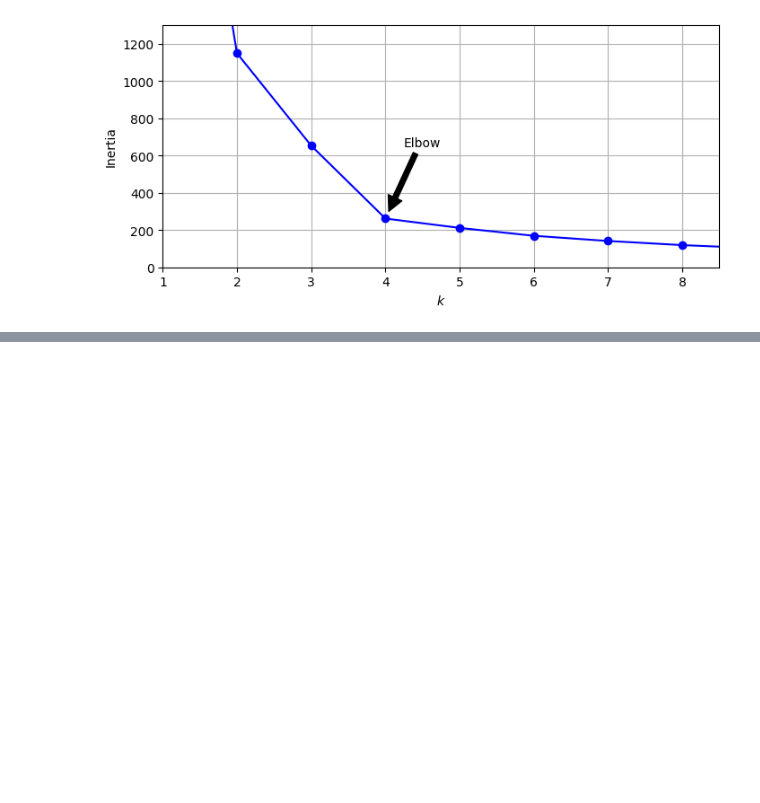
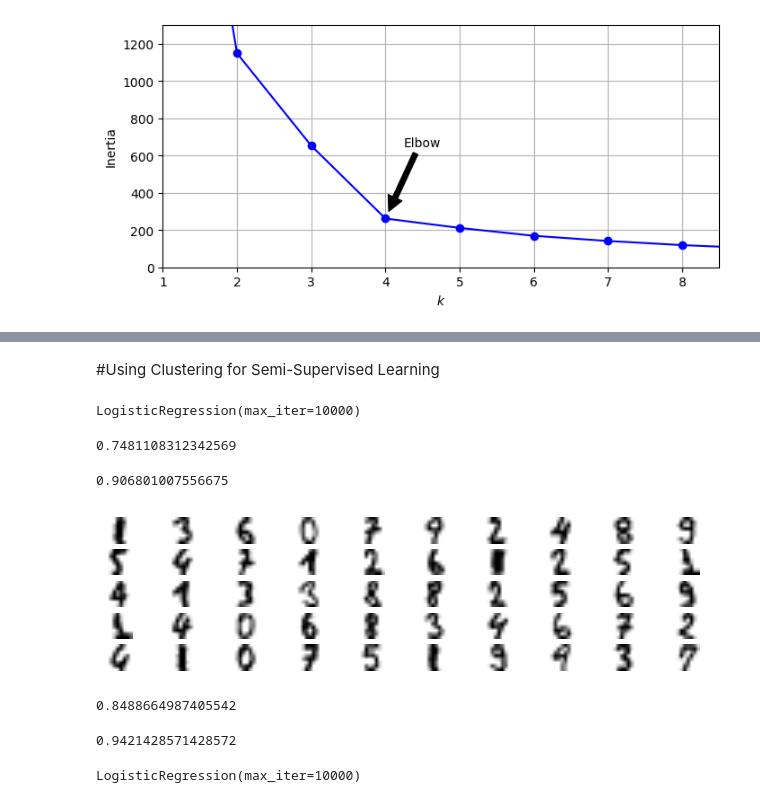
Before and after one commit to Elmir22/Data-science-ML-models-, a Jupyter notebook: unsupervised_learning.ipynb, the cells around one changed output, grey strips where cells are left out. Drawn from its saved outputs; the diff is of its cells as text; code cells hidden in the pictures; blank space fills up the shorter version.

```diff
--- a/unsupervised_learning.ipynb
+++ b/unsupervised_learning.ipynb
@@ -193,0 +274,43 @@ plt.show()
+# %% [markdown]
+#Using Clustering for Semi-Supervised Learning
+# %%
+from sklearn.datasets import load_digits
+
+X_digits, y_digits = load_digits(return_X_y=True)
+X_train, y_train = X_digits[:1400], y_digits[:1400]
+X_test, y_test = X_digits[1400:], y_digits[1400:]
+# %%
+from sklearn.linear_model import LogisticRegression
+
+n_labeled = 50
+log_reg = LogisticRegression(max_iter=10_000)
+log_reg.fit(X_train[:n_labeled], y_train[:n_labeled])
+# %% [output]
+LogisticRegression(max_iter=10000)
+# %%
+log_reg.score(X_test, y_test)
+# %% [output]
+0.7481108312342569
+# %%
+log_reg_full = LogisticRegression(max_iter=10_000)
+log_reg_full.fit(X_train, y_train)
+log_reg_full.score(X_test, y_test)
+# %% [output]
+0.906801007556675
+# %%
+k = 50
+kmeans= KMeans(n_clusters=k, n_init=10, random_state=42)
+X_digits_dist = kmeans.fit_transform(X_train)
+representative_digit_idx = X_digits_dist.argmin(axis=0)
+X_representative_digits = X_train[representative_digit_idx]
+# %%
+plt.figure(figsize=(8,2))
+for index, X_representative_digit in enumerate(X_representative_digits):
+  plt.subplot(k//10,10,index+1)
+  plt.imshow(X_representative_digit.reshape(8,8), cmap="binary",
+             interpolation="bilinear")
+  plt.axis('off')
+
+plt.show()
+# %% [output]
+[figure, added]
@@ -193,0 +325,10 @@ plt.show()
+# %%
+log_reg = LogisticRegression(max_iter=10_000)
+log_reg.fit(X_representative_digits, y_representative_digits)
+log_reg.score(X_test, y_test)
+# %% [output]
+0.8488664987405542
+# %%
+log_reg.score(X_train, y_train)
+# %% [output]
+0.9421428571428572
@@ -193,0 +339,5 @@ plt.show()
+# %%
+log_reg = LogisticRegression(max_iter=10_000)
+log_reg.fit(X_train, y_train_propagated)
+# %% [output]
+LogisticRegression(max_iter=10000)
```
Also changed, not shown: parts of 18 cells of this notebook.
